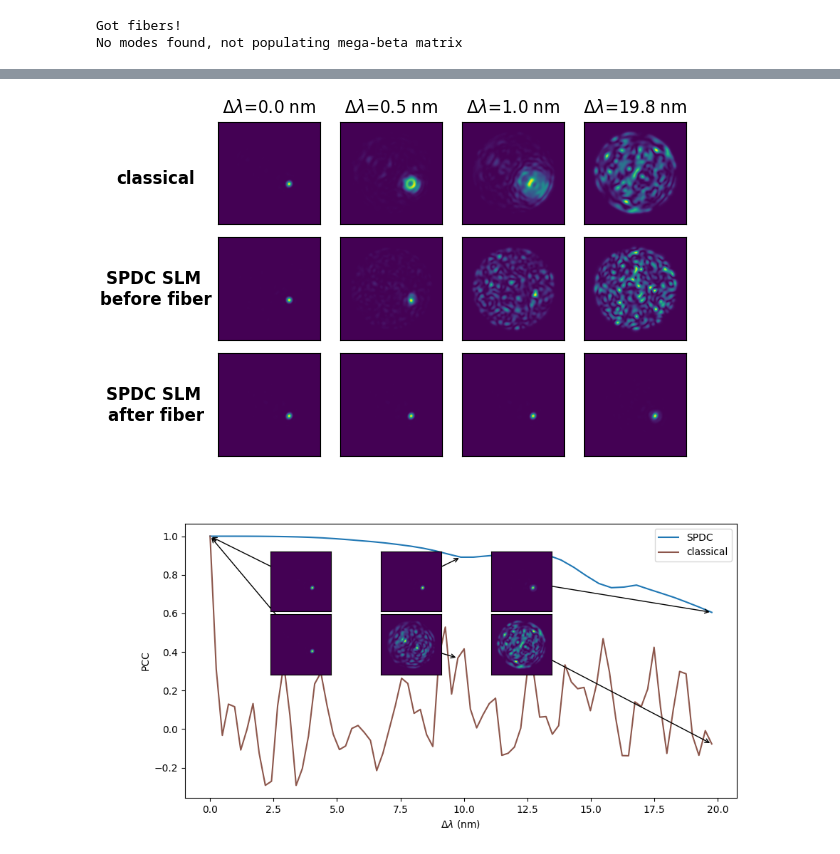
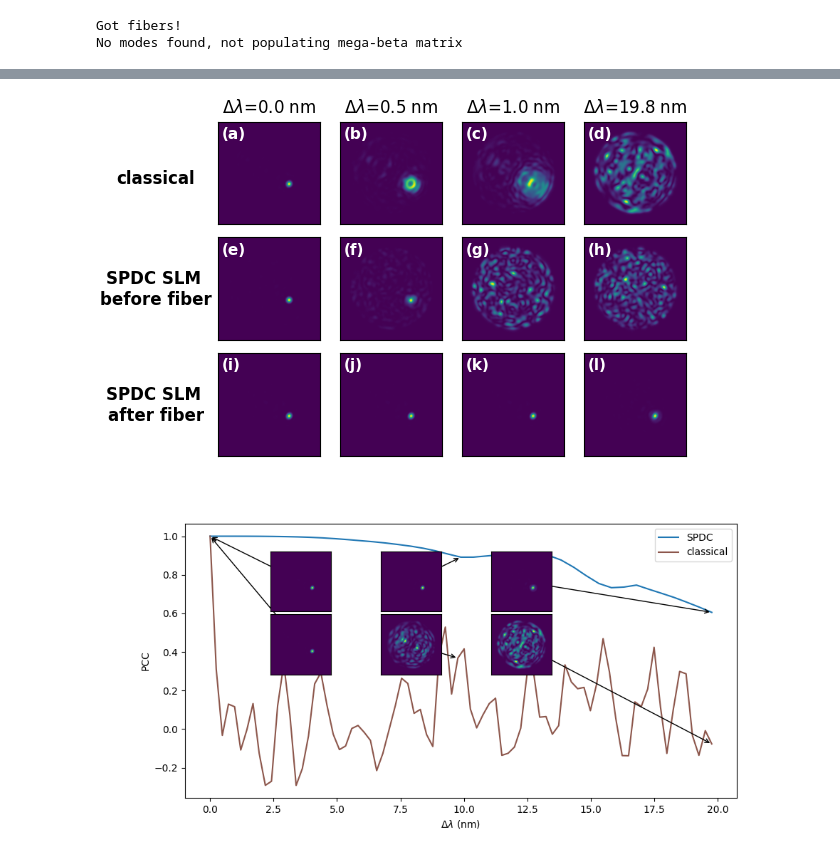
Before and after one commit to rubiaek/qdc2, a Jupyter notebook: qdc/mmf/generate_results.ipynb, the cells around one changed output, grey strips where cells are left out. Cells and saved outputs as stored; diff of their text form; code cells hidden in the pictures.

Commit message:
focus movies and figure

```diff
--- a/qdc/mmf/generate_results.ipynb
+++ b/qdc/mmf/generate_results.ipynb
@@ -427,38 +427,52 @@ ax.legend()
 # %%
 from qdc.misc import colorize
 colorize = lambda x: np.abs(x)**2
 
 
 is_classical = [0, 2, 4, 80]
 is_spdc = [0, 1, 2, 40]
 is_SLM2 = [0, 1, 2, 40]
 fig, ax = plt.subplots(3, 4, figsize=(6,3.7), constrained_layout=True)
 ax[0, 0].set_ylabel('classical', rotation=0, ha='center', fontweight='bold', fontsize=12)
 ax[0, 0].yaxis.set_label_coords(-0.6, 0.35, transform=ax[0, 0].transAxes)
 ax[1, 0].set_ylabel('SPDC SLM \nbefore fiber', rotation=0, ha='center', fontweight='bold', fontsize=12)
 ax[1, 0].yaxis.set_label_coords(-0.6, 0.3, transform=ax[1, 0].transAxes)
 ax[2, 0].set_ylabel('SPDC SLM \nafter fiber', rotation=0, ha='center', fontweight='bold', fontsize=12)
 ax[2, 0].yaxis.set_label_coords(-0.6, 0.3, transform=ax[2, 0].transAxes)
+letters = ['a', 'b', 'c', 'd']
 for ax_no, i in enumerate(is_classical):
-    ax[0, ax_no].imshow(colorize(classical_output_fields[i].reshape(npoints, npoints)))
+    data = np.abs(classical_output_fields[i].reshape(npoints, npoints))**2
+    data /= data.sum()
+    ax[0, ax_no].imshow(data)
     ax[0, ax_no].set_title(f'$\Delta\lambda$={classical_dl[i]*1e3:.1f} nm')
     ax[0, ax_no].set_xticks([]); ax[0, ax_no].set_yticks([])
+    ax[0, ax_no].text(0.04, 0.95, f'({letters[ax_no]})', color='white', fontsize=11, fontweight='bold', va='top', ha='left', transform=ax[0, ax_no].transAxes)
+
+letters = ['e', 'f', 'g', 'h']
 for ax_no, i in enumerate(is_SLM2):
-    ax[1, ax_no].imshow(colorize(spdc_output_fields2[i].reshape(npoints, npoints)))
+    data = np.abs(spdc_output_fields2[i].reshape(npoints, npoints))**2
+    data /= data.sum()
+    ax[1, ax_no].imshow(data)
     # ax[1, ax_no].set_title(f'dl={spdc_dl2[i]*1e3:.1f} nm')
-    ax[1, ax_no].set_xticks([]); ax[2, ax_no].set_yticks([])
+    ax[1, ax_no].set_xticks([]); ax[1, ax_no].set_yticks([])
+    ax[1, ax_no].text(0.04, 0.95, f'({letters[ax_no]})', color='white', fontsize=11, fontweight='bold', va='top', ha='left', transform=ax[1, ax_no].transAxes)
+
+letters = ['i', 'j', 'k', 'l']
 for ax_no, i in enumerate(is_spdc):
-    ax[2, ax_no].imshow(colorize(output_fields[i].reshape(npoints, npoints)))
+    data = np.abs(output_fields[i].reshape(npoints, npoints))**2
+    data /= data.sum()
+    ax[2, ax_no].imshow(data)
     # ax[2, ax_no].set_title(f'dl={dl[i]*1e3:.1f} nm')
-    ax[2, ax_no].set_xticks([]); ax[1, ax_no].set_yticks([])
+    ax[2, ax_no].set_xticks([]); ax[2, ax_no].set_yticks([])
+    ax[2, ax_no].text(0.04, 0.95, f'({letters[ax_no]})', color='white', fontsize=11, fontweight='bold', va='top', ha='left', transform=ax[2, ax_no].transAxes)
 
 fig.savefig(r'G:\My Drive\Projects\Dispersion Cancelation\Paper\Final Figures\WFS.png')
 # ax.imshow(colorize(output_fields[i].reshape(npoints, npoints)))
 # ax.imshow(colorize(spdc_output_fields2[i].reshape(npoints, npoints)))
 # ax.imshow(colorize(classical_output_fields[i].reshape(npoints, npoints)))
 plt.show()
 # %% [output]
-[figure, old version]
+[figure, new version]
 # %%
 # Figure with both PCC and insets
 from mpl_toolkits.axes_grid1.inset_locator import inset_axes
```
Also changed, not shown: parts of 2 cells of this notebook.
